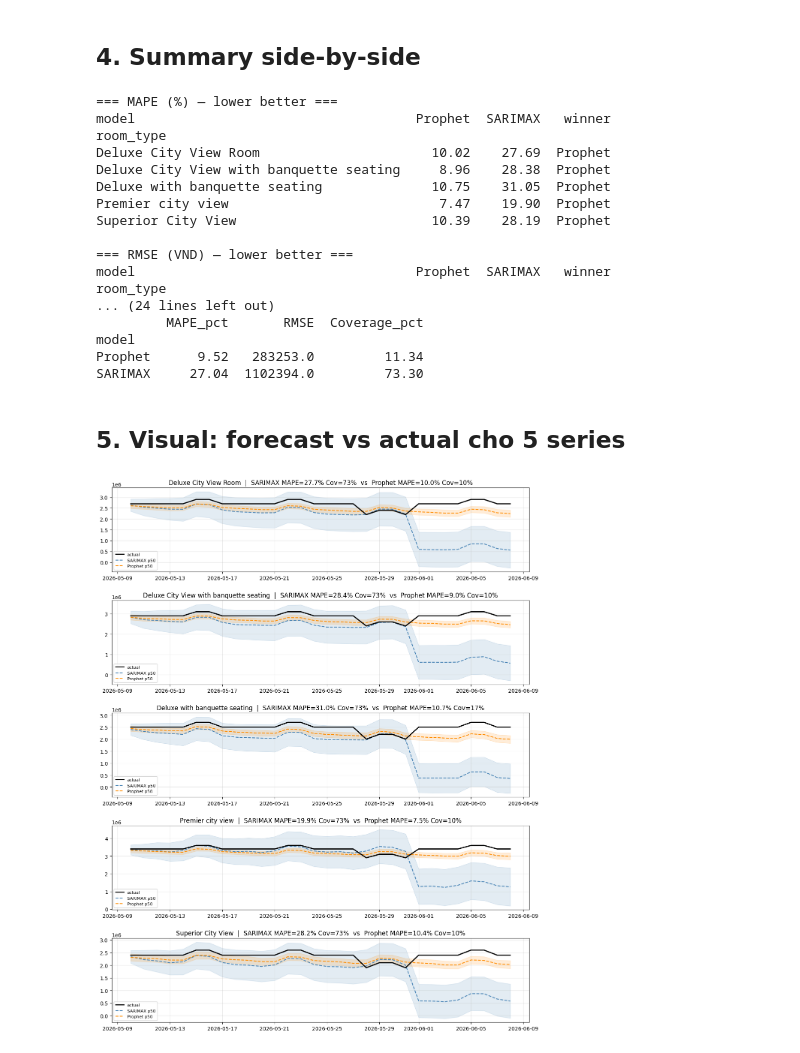
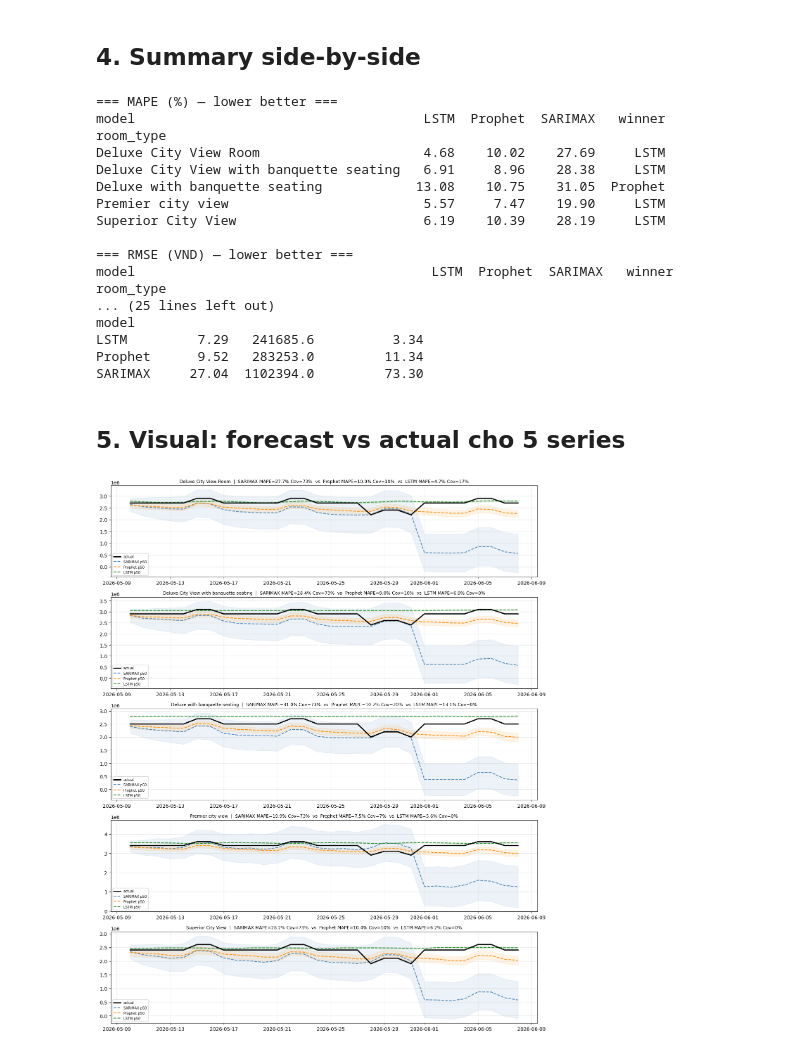
Before and after one commit to thanhnn1106/dynamic-pricing, a Jupyter notebook: notebooks/05_model_comparison.ipynb, the cells around one changed output. Cells and saved outputs as stored; diff of their text form; code cells hidden in the pictures.

```diff
--- a/notebooks/05_model_comparison.ipynb
+++ b/notebooks/05_model_comparison.ipynb
@@ -103,17 +97,17 @@ SARIMAX: pretrained (load joblib từ B3). Prophet: train fresh.
 df = pd.read_parquet('../data/processed/features.parquet')
 room_types = sorted(df['room_type_name'].unique())
 
-results = []  # flat list cho dễ build DataFrame
-all_runs = {}  # keep curves cho plot
+results = []
+all_runs = {}
 
 for rt in room_types:
-    sarimax_run = fit_eval_sarimax(df, 956, rt)
-    prophet_run = fit_eval_prophet(df, 956, rt)
-    all_runs[rt] = (sarimax_run, prophet_run)
-    for run in (sarimax_run, prophet_run):
+    sm = fit_eval_sarimax(df, 956, rt)
+    pr = fit_eval_prophet(df, 956, rt)
+    ls = fit_eval_lstm(df, 956, rt)
+    all_runs[rt] = (sm, pr, ls)
+    for run in (sm, pr, ls):
         results.append({
-            'room_type': rt,
-            'model': run['model'],
+            'room_type': rt, 'model': run['model'],
             'MAPE_pct': round(run['mape'], 2),
             'RMSE': int(run['rmse']),
             'Coverage_pct': round(run['coverage'], 1),
@@ -149,7 +148,7 @@ results_df
 # %%
 pivot_mape = results_df.pivot(index='room_type', columns='model', values='MAPE_pct')
 pivot_rmse = results_df.pivot(index='room_type', columns='model', values='RMSE')
-pivot_cov = results_df.pivot(index='room_type', columns='model', values='Coverage_pct')
+pivot_cov  = results_df.pivot(index='room_type', columns='model', values='Coverage_pct')
 
 print('=== MAPE (%) — lower better ===')
 pivot_mape['winner'] = pivot_mape.idxmin(axis=1)
@@ -160,58 +159,60 @@ pivot_rmse['winner'] = pivot_rmse.idxmin(axis=1)
 print(pivot_rmse)
 
 print('\n=== Coverage @ 80% — closer to 80 better ===')
-pivot_cov['diff_to_80_sarimax'] = (pivot_cov['SARIMAX'] - 80).abs()
-pivot_cov['diff_to_80_prophet'] = (pivot_cov['Prophet'] - 80).abs()
-pivot_cov['winner'] = pivot_cov[['diff_to_80_sarimax', 'diff_to_80_prophet']].idxmin(axis=1).str.replace('diff_to_80_', '').str.upper()
+for col in list(pivot_cov.columns):
+    pivot_cov[f'diff_{col}'] = (pivot_cov[col] - 80).abs()
+diff_cols = [c for c in pivot_cov.columns if c.startswith('diff_')]
+pivot_cov['winner'] = pivot_cov[diff_cols].idxmin(axis=1).str.replace('diff_', '')
 print(pivot_cov)
 
 print('\n=== Mean across 5 series ===')
 print(results_df.groupby('model')[['MAPE_pct', 'RMSE', 'Coverage_pct']].mean().round(2))
 # %% [output]
 === MAPE (%) — lower better ===
-model                                    Prophet  SARIMAX   winner
+model                                     LSTM  Prophet  SARIMAX   winner
 room_type
-Deluxe City View Room                      10.02    27.69  Prophet
-Deluxe City View with banquette seating     8.96    28.38  Prophet
-Deluxe with banquette seating              10.75    31.05  Prophet
-Premier city view                           7.47    19.90  Prophet
-Superior City View                         10.39    28.19  Prophet
+Deluxe City View Room                     4.68    10.02    27.69     LSTM
+Deluxe City View with banquette seating   6.91     8.96    28.38     LSTM
+Deluxe with banquette seating            13.08    10.75    31.05  Prophet
+Premier city view                         5.57     7.47    19.90     LSTM
+Superior City View                        6.19    10.39    28.19     LSTM
 
 === RMSE (VND) — lower better ===
-model                                    Prophet  SARIMAX   winner
+model                                      LSTM  Prophet  SARIMAX   winner
 room_type
-... (24 lines left out)
-         MAPE_pct       RMSE  Coverage_pct
+... (25 lines left out)
 model
+LSTM         7.29   241685.6          3.34
 Prophet      9.52   283253.0         11.34
 SARIMAX     27.04  1102394.0         73.30
 # %% [markdown]
 ## 5. Visual: forecast vs actual cho 5 series
 # %%
-fig, axes = plt.subplots(len(room_types), 1, figsize=(12, 3 * len(room_types)))
+fig, axes = plt.subplots(len(room_types), 1, figsize=(13, 3.2 * len(room_types)))
 if len(room_types) == 1:
     axes = [axes]
 
+colors = {'SARIMAX': 'steelblue', 'Prophet': 'darkorange', 'LSTM': 'forestgreen'}
+
 for ax, rt in zip(axes, room_types):
-    sm, pr = all_runs[rt]
-    actual = sm['actual']
+    runs = all_runs[rt]
+    actual = runs[0]['actual']
+    ax.plot(actual.index, actual.values, color='black', linewidth=2.2, label='actual', zorder=4)
 
-    ax.plot(actual.index, actual.values, color='black', linewidth=2, label='actual', zorder=3)
+    for run in runs:
+        c = colors[run['model']]
+        ax.plot(run['p50'].index, run['p50'].values, color=c, linestyle='--', label=f"{run['model']} p50")
+        ax.fill_between(run['p10'].index, run['p10'].values, run['p90'].values, color=c, alpha=0.10)
 
-    ax.plot(sm['p50'].index, sm['p50'].values, color='steelblue', linestyle='--', label='SARIMAX p50')
-    ax.fill_between(sm['p10'].index, sm['p10'].values, sm['p90'].values,
-                     color='steelblue', alpha=0.15)
-
-    ax.plot(pr['p50'].index, pr['p50'].values, color='darkorange', linestyle='--', label='Prophet p50')
-    ax.fill_between(pr['p10'].index, pr['p10'].values, pr['p90'].values,
-                     color='darkorange', alpha=0.15)
-
-    ax.set_title(f'{rt}  |  SARIMAX MAPE={sm["mape"]:.1f}% Cov={sm["coverage"]:.0f}%  vs  Prophet MAPE={pr["mape"]:.1f}% Cov={pr["coverage"]:.0f}%')
-    ax.legend(loc='best', fontsize=8); ax.grid(True, alpha=0.3)
+    title = f'{rt}  |  ' + '  vs  '.join(
+        f"{r['model']} MAPE={r['mape']:.1f}% Cov={r['coverage']:.0f}%" for r in runs
+    )
+    ax.set_title(title, fontsize=9)
+    ax.legend(loc='best', fontsize=7); ax.grid(True, alpha=0.3)
 
 plt.tight_layout(); plt.show()
 # %% [output]
-[figure, old version]
+[figure, new version]
 # %% [markdown]
 ## 6. Phân tích + recommendation
 
```
Also changed, not shown: parts of 4 cells of this notebook, 10 other files.
